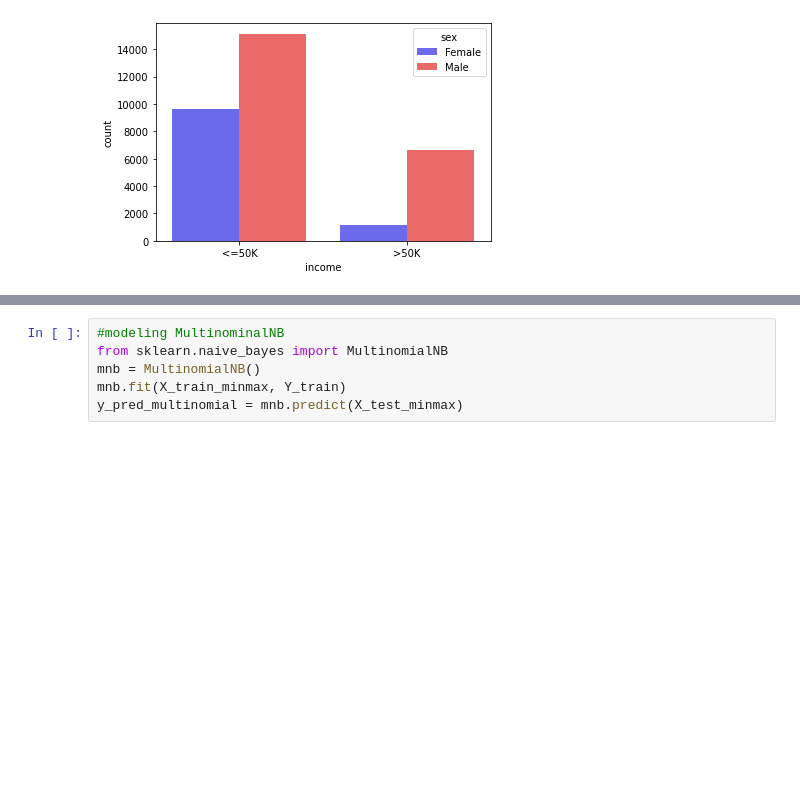
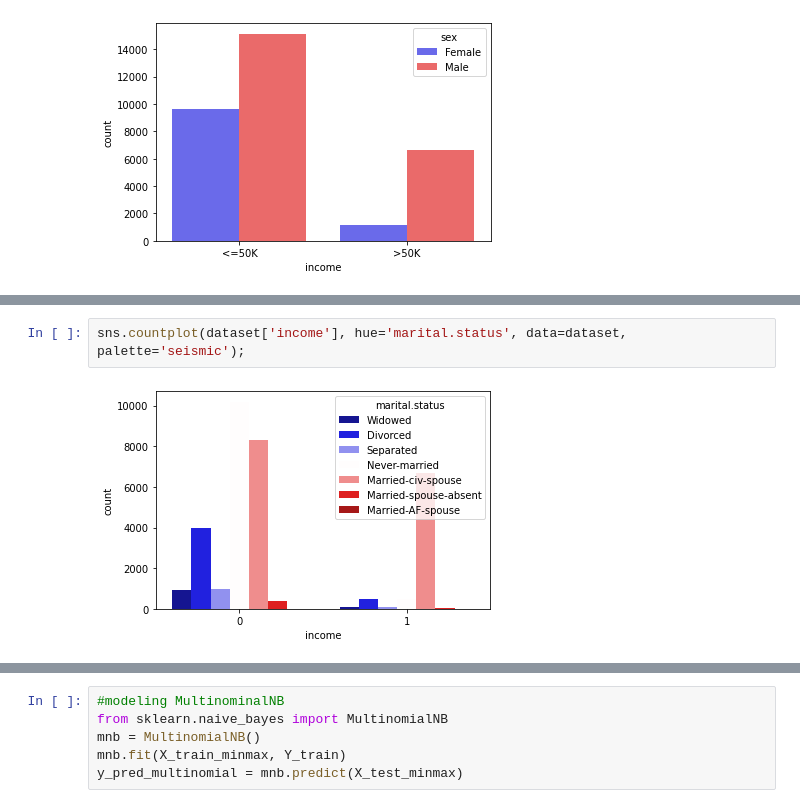
Before and after one commit to krishnamhn009/datascience, a Jupyter notebook: Adult_Census_data.ipynb, the cells around one changed output, grey strips where cells are left out. Saved outputs shown, nothing was run; the diff lists cells and outputs as text; blank space fills up the shorter version.

```diff
--- a/Adult_Census_data.ipynb
+++ b/Adult_Census_data.ipynb
@@ -132 +165,5 @@ X_train, X_test, Y_train, Y_test = train_test_split(X, Y, train_size = 0.8, test
+# %%
+sns.countplot(dataset['income'], hue='marital.status', data=dataset, palette='seismic');
+# %% [output]
+[figure, added]
 # %%
```
Also changed, not shown: parts of 19 cells of this notebook.
